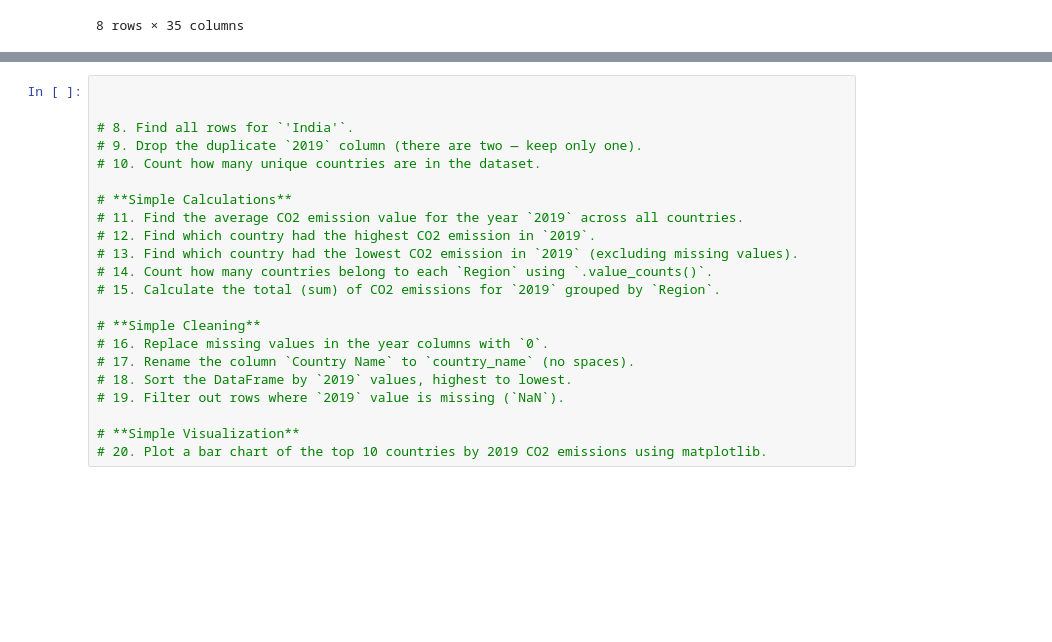
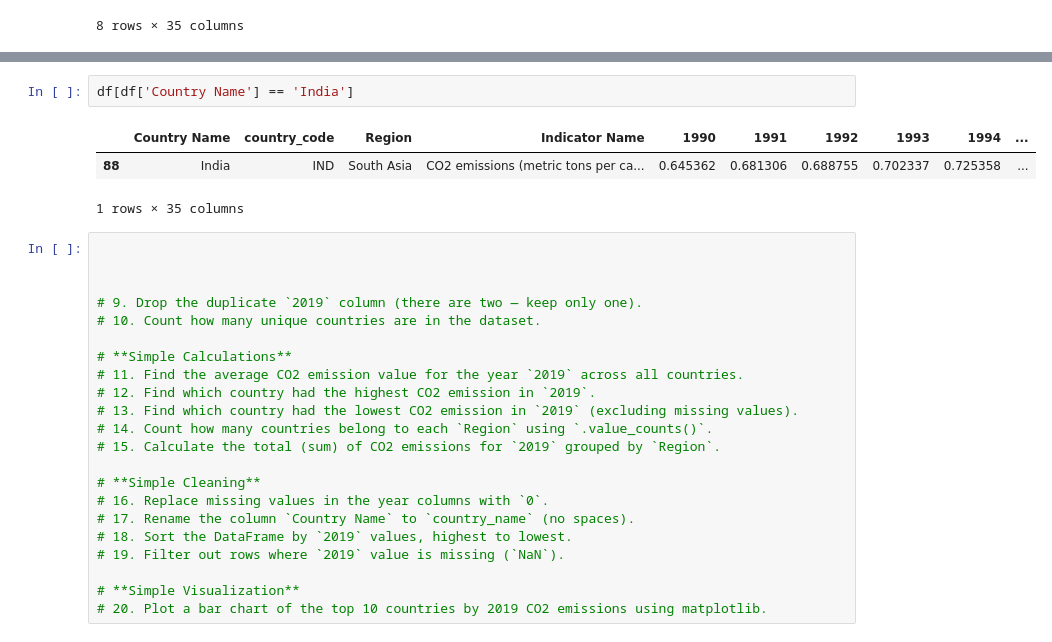
Before and after one commit to shiva3994/Projects, a Jupyter notebook: Python/P_CO2_emission.ipynb, the cells around one changed output, grey strips where cells are left out. Saved outputs shown, nothing was run; the diff lists cells and outputs as text; blank space fills up the shorter version.

```diff
--- a/Python/P_CO2_emission.ipynb
+++ b/Python/P_CO2_emission.ipynb
@@ -147,7 +159,13 @@ df[df['Region'] == 'South Asia']
+# %%
+df[df['Country Name'] == 'India']
+# %% [output]
+|  | Country Name | country_code | Region | Indicator Name | 1990 | 1991 | 1992 | 1993 | 1994 | ... |
+| 88 | India | IND | South Asia | CO2 emissions (metric tons per ca... | 0.645362 | 0.681306 | 0.688755 | 0.702337 | 0.725358 | ... |
+1 rows × 35 columns
 # %%
 
 
-# 8. Find all rows for `'India'`.
+
 # 9. Drop the duplicate `2019` column (there are two — keep only one).
 # 10. Count how many unique countries are in the dataset.
 
```
Also changed, not shown: parts of 2 cells of this notebook.
